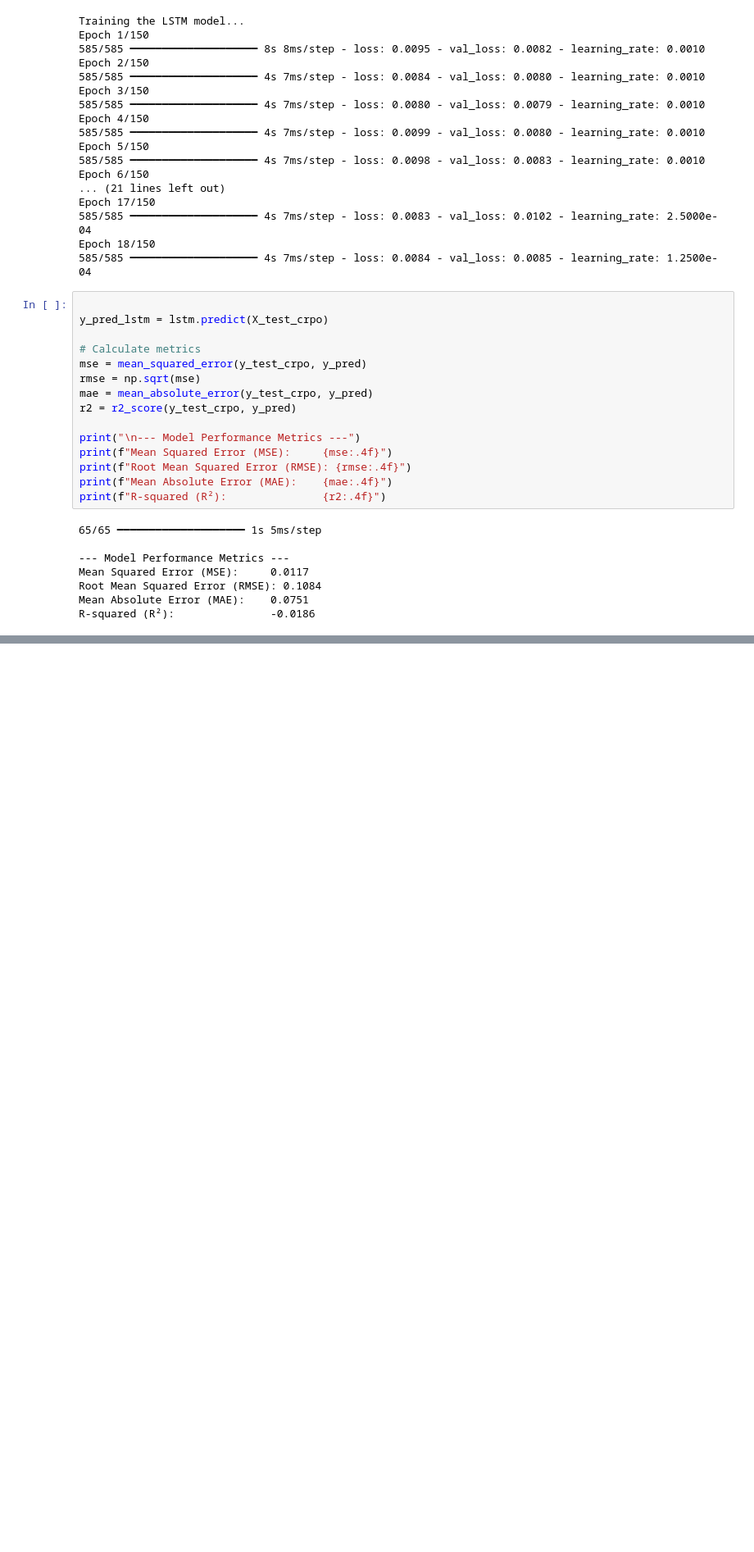
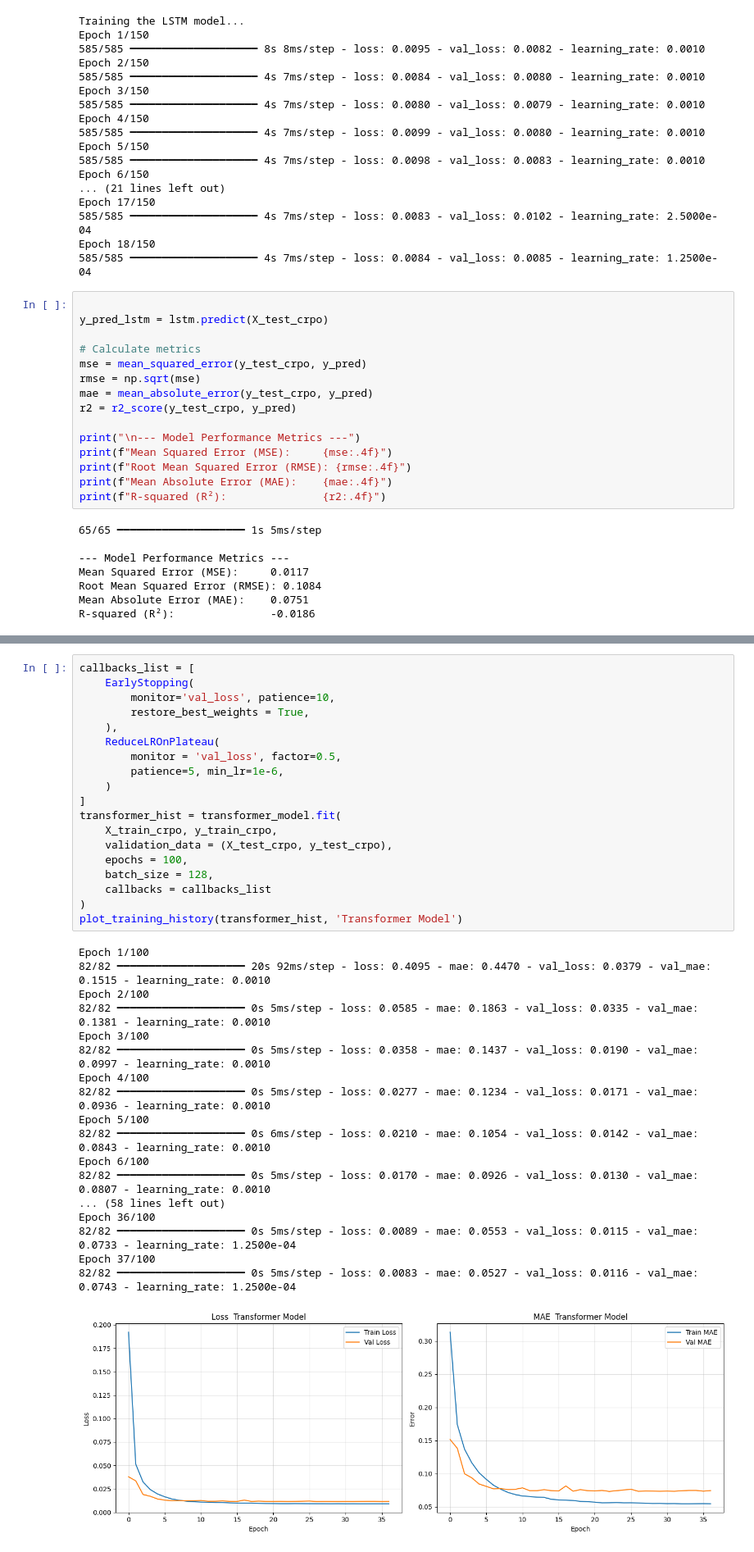
Before and after one commit to Mariam-Badr-MB/Finance-Intelligence-System, a Jupyter notebook: finance-intelligence-system-2.ipynb, the cells around one changed output, grey strips where cells are left out. Shown at 82% size. Cells and saved outputs as stored; diff of their text form; blank space fills up the shorter version.

Commit message:
Transformer for Crypto

```diff
--- a/finance-intelligence-system-2.ipynb
+++ b/finance-intelligence-system-2.ipynb
@@ -2265,0 +2333,38 @@ R-squared (R²):               -0.0186
+# %%
+callbacks_list = [
+    EarlyStopping(
+        monitor='val_loss', patience=10,
+        restore_best_weights = True,
+    ),
+    ReduceLROnPlateau(
+        monitor = 'val_loss', factor=0.5,
+        patience=5, min_lr=1e-6,
+    )
+]
+transformer_hist = transformer_model.fit(
+    X_train_crpo, y_train_crpo,
+    validation_data = (X_test_crpo, y_test_crpo),
+    epochs = 100,
+    batch_size = 128,
+    callbacks = callbacks_list
+)
+plot_training_history(transformer_hist, 'Transformer Model')
+# %% [output]
+Epoch 1/100
+82/82 ━━━━━━━━━━━━━━━━━━━━ 20s 92ms/step - loss: 0.4095 - mae: 0.4470 - val_loss: 0.0379 - val_mae: 0.1515 - learning_rate: 0.0010
+Epoch 2/100
+82/82 ━━━━━━━━━━━━━━━━━━━━ 0s 5ms/step - loss: 0.0585 - mae: 0.1863 - val_loss: 0.0335 - val_mae: 0.1381 - learning_rate: 0.0010
+Epoch 3/100
+82/82 ━━━━━━━━━━━━━━━━━━━━ 0s 5ms/step - loss: 0.0358 - mae: 0.1437 - val_loss: 0.0190 - val_mae: 0.0997 - learning_rate: 0.0010
+Epoch 4/100
+82/82 ━━━━━━━━━━━━━━━━━━━━ 0s 5ms/step - loss: 0.0277 - mae: 0.1234 - val_loss: 0.0171 - val_mae: 0.0936 - learning_rate: 0.0010
+Epoch 5/100
+82/82 ━━━━━━━━━━━━━━━━━━━━ 0s 6ms/step - loss: 0.0210 - mae: 0.1054 - val_loss: 0.0142 - val_mae: 0.0843 - learning_rate: 0.0010
+Epoch 6/100
+82/82 ━━━━━━━━━━━━━━━━━━━━ 0s 5ms/step - loss: 0.0170 - mae: 0.0926 - val_loss: 0.0130 - val_mae: 0.0807 - learning_rate: 0.0010
+... (58 lines left out)
+Epoch 36/100
+82/82 ━━━━━━━━━━━━━━━━━━━━ 0s 5ms/step - loss: 0.0089 - mae: 0.0553 - val_loss: 0.0115 - val_mae: 0.0733 - learning_rate: 1.2500e-04
+Epoch 37/100
+82/82 ━━━━━━━━━━━━━━━━━━━━ 0s 5ms/step - loss: 0.0083 - mae: 0.0527 - val_loss: 0.0116 - val_mae: 0.0743 - learning_rate: 1.2500e-04
+[figure, added]
```
Also changed, not shown: parts of 7 cells of this notebook.
